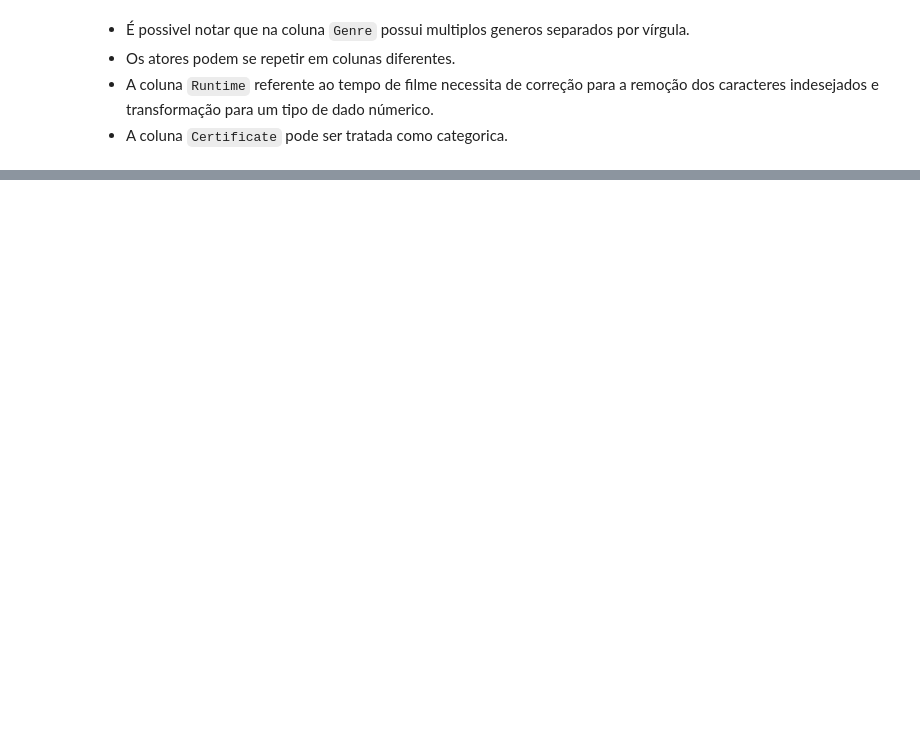
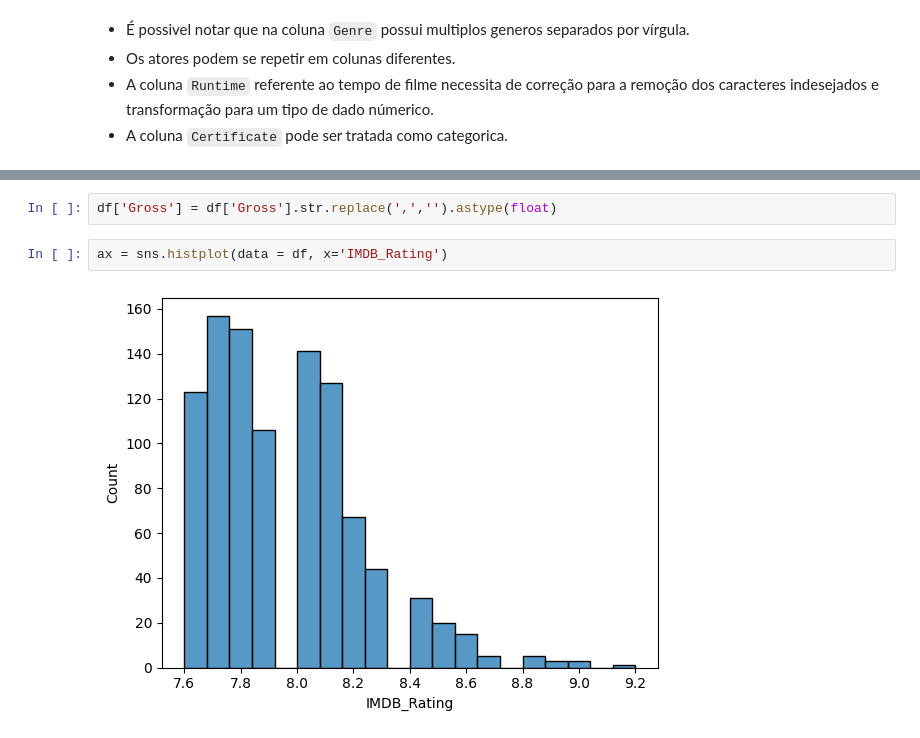
Before and after one commit to AurelioGuilherme/Desafio_Ciencia_de_Dados, a Jupyter notebook: Notebooks/EDA.ipynb, the cells around one changed output, grey strips where cells are left out. Drawn from its saved outputs; the diff is of its cells as text; blank space fills up the shorter version.

```diff
--- a/Notebooks/EDA.ipynb
+++ b/Notebooks/EDA.ipynb
@@ -276,0 +461,6 @@ pd.DataFrame(df_2).explode()
+# %%
+df['Gross'] = df['Gross'].str.replace(',','').astype(float)
+# %%
+ax = sns.histplot(data = df, x='IMDB_Rating')
+# %% [output]
+[figure, added]
```
Also changed, not shown: parts of 68 cells of this notebook, 1 other file.
